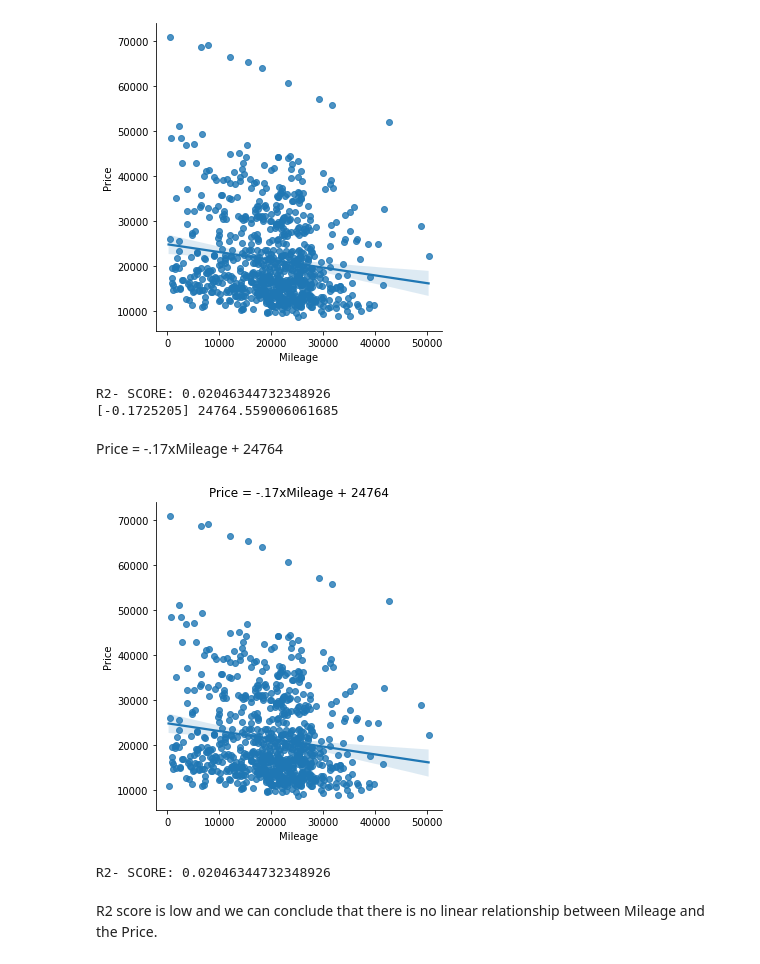
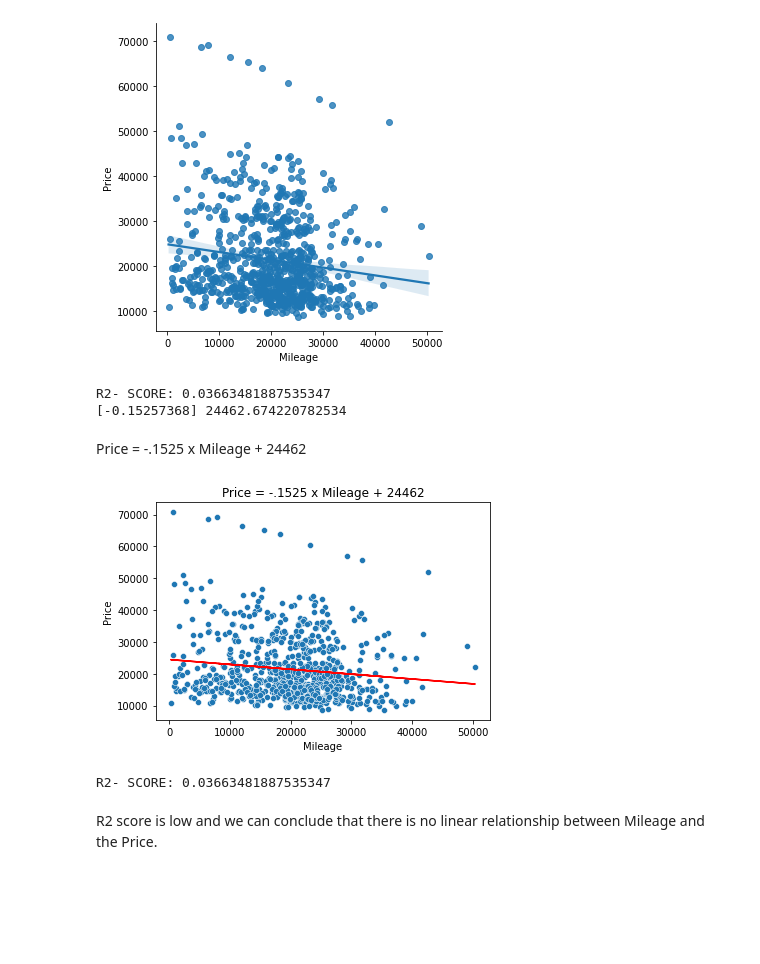
Before and after one commit to sktdebnath/Task_6, a Jupyter notebook: Assignment_8_Saikat.ipynb, the cells around one changed output. Saved outputs shown, nothing was run; the diff lists cells and outputs as text; code cells hidden in the pictures; blank space fills up the shorter version.

```diff
--- a/Assignment_8_Saikat.ipynb
+++ b/Assignment_8_Saikat.ipynb
@@ -107,37 +111,47 @@ sns.boxplot(x="Type", y="Price", data=df);
 sns.lmplot(x="Mileage", y="Price", data=df);
 # %% [output]
 [figure]
+# %%
+# Train test data splitting
+X = df[["Mileage"]]
+y = df["Price"]
+
+from sklearn.model_selection import train_test_split
+X_train, X_test, y_train, y_test = train_test_split(
+    X, y, test_size=.25, random_state=42)
 # %%
 #1. Find the linear regression equation for mileage vs price.
 from sklearn.linear_model import LinearRegression
 from sklearn import metrics
 
-X = df[["Mileage"]]
-y = df["Price"]
 model = LinearRegression()
-model.fit(X,y)
-y_pred = model.predict(X)
+model.fit(X_train,y_train)
+y_pred = model.predict(X_test)
 
-print('R2- SCORE:', metrics.r2_score(y,y_pred))
+print('R2- SCORE:', metrics.r2_score(y_test,y_pred))
 print(model.coef_, model.intercept_)
 # %% [output]
-R2- SCORE: 0.02046344732348926
-[-0.1725205] 24764.559006061685
+R2- SCORE: 0.03663481887535347
+[-0.15257368] 24462.674220782534
-# %% [markdown]
-Price = -.17xMileage + 24764
+# %% [markdown]
+Price = -.1525 x Mileage + 24462
 # %%
 #2. Chart the original data and the equation on the chart.
-sns.lmplot(x="Mileage", y="Price", data=df)
-plt.title("Price = -.17xMileage + 24764")
+m = model.coef_
+c = model.intercept_
+
+sns.scatterplot(x="Mileage", y="Price", data=df)
+plt.plot(X, X*m + c, color="red")
+plt.title("Price = -.1525 x Mileage + 24462")
 plt.show()
 # %% [output]
-[figure, old version]
+[figure, new version]
 # %%
 # Find the equation's R2 score (use the .score method)
 # to determine whether the equation is a good fit for this data.
 # (0.8 and greater is considered a strong correlation.)
-print('R2- SCORE:', metrics.r2_score(y,y_pred))
+print('R2- SCORE:', metrics.r2_score(y_test,y_pred))
 # %% [output]
-R2- SCORE: 0.02046344732348926
+R2- SCORE: 0.03663481887535347
 # %% [markdown]
 R2 score is low and we can conclude that there is no linear relationship between Mileage and the Price.
```
Also changed, not shown: parts of 42 cells of this notebook.
